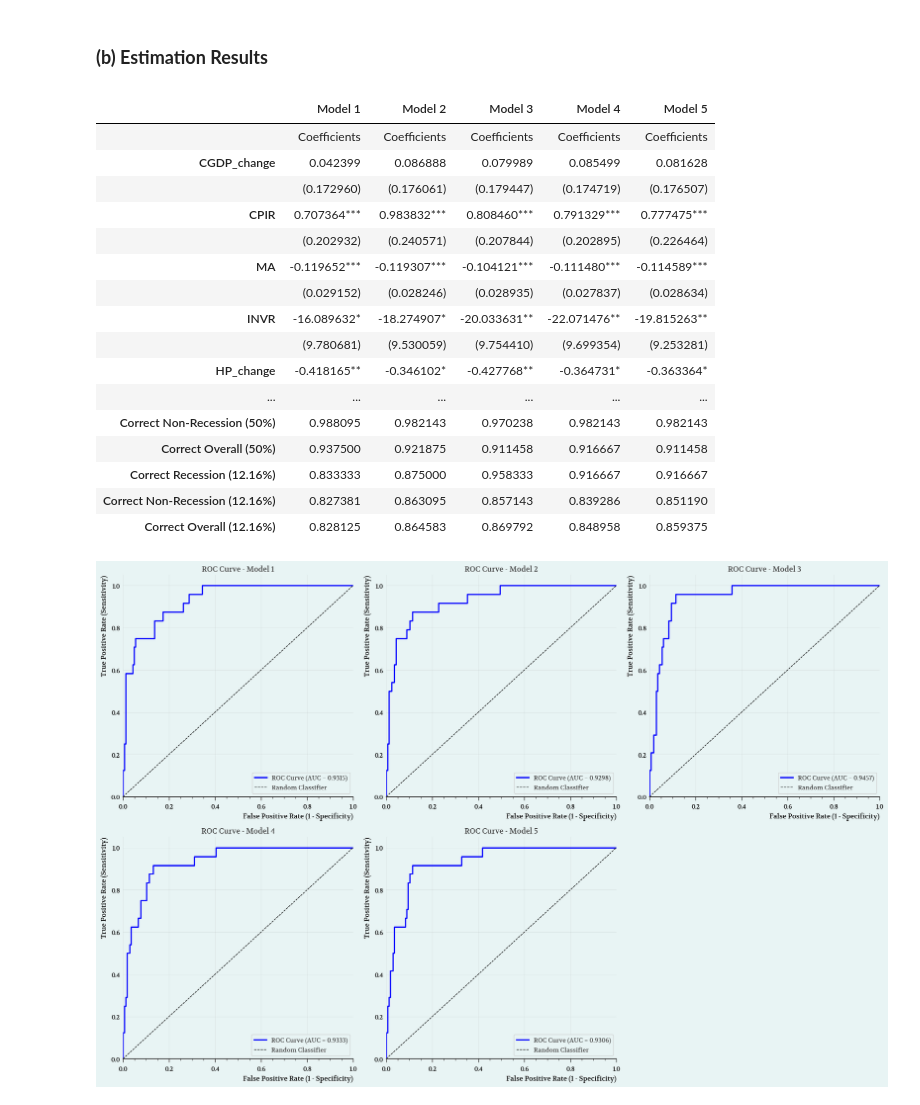
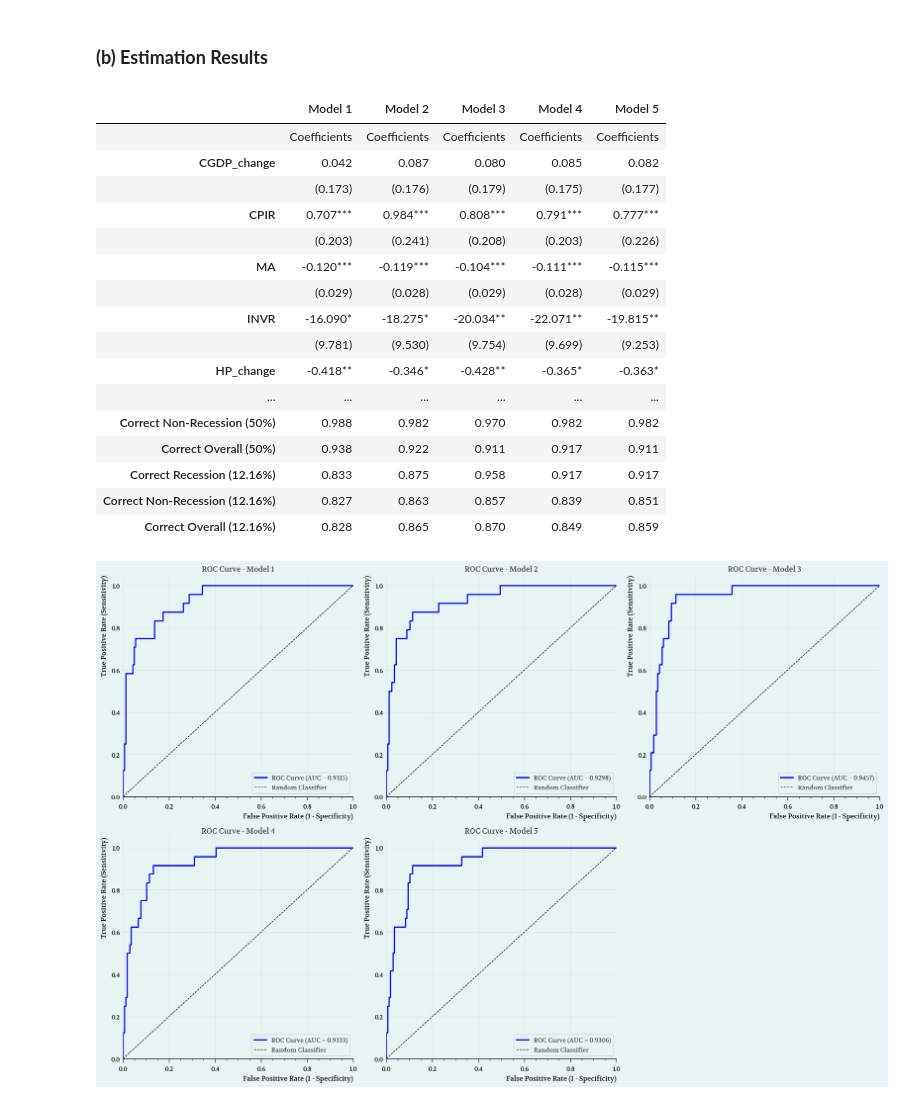
Before and after one commit to ignaciomacan/project3, a Jupyter notebook: US_Reccesions_11.27.ipynb, the cells around one changed output. Saved outputs shown, nothing was run; the diff lists cells and outputs as text; code cells hidden in the pictures.

```diff
--- a/US_Reccesions_11.27.ipynb
+++ b/US_Reccesions_11.27.ipynb
@@ -1084,13 +1084,13 @@ model5 = smf.probit(f'R ~ {X} + TOBQ', df).fit(data=df, disp=0)
 # %%
 def add_significance_stars(value, pvalue):
     if pvalue < 0.01:
-        return f"{value:.6f}***"
+        return f"{value:.3f}***"
     elif pvalue < 0.05:
-        return f"{value:.6f}**"
+        return f"{value:.3f}**"
     elif pvalue < 0.1:
-        return f"{value:.6f}*"
+        return f"{value:.3f}*"
     else:
-        return f"{value:.6f}"
+        return f"{value:.3f}"
 
 coef_dict = {}
 se_coef_dict = {}
@@ -1104,7 +1104,7 @@ for i, model in enumerate([model1, model2, model3, model4, model5],
         coef_val = model.params[var]
         se_val = model.bse[var]
         coef_with_stars.append(add_significance_stars(coef_val, pval))
-        se_list.append(f"({se_val:.6f})")
+        se_list.append(f"({se_val:.3f})")
     coef_dict[f'Model {i}'] = pd.Series(coef_with_stars,
                                         index=model.params.index)
     se_coef_dict[f'Model {i}'] = pd.Series(se_list,
@@ -1144,7 +1144,7 @@ for i, model in enumerate([model1, model2, model3, model4, model5],
         me_val = me_summary.loc[var, 'dy/dx']
         se_val = me_summary.loc[var, 'Std. Err.']
         me_with_stars.append(add_significance_stars(me_val, pval))
-        se_list.append(f"({se_val:.6f})")
+        se_list.append(f"({se_val:.3f})")
     me_dict[f'Model {i}'] = pd.Series(me_with_stars,
                                       index=me_summary.index)
     se_me_dict[f'Model {i}'] = pd.Series(se_list,
@@ -1190,60 +1190,60 @@ for i, model in enumerate([model1, model2, model3, model4, model5],
     pred_50 = (predictions >= 0.5).astype(int)
     correct_recession_50 = ((pred_50 == 1) & (actual == 1)).sum() / n_actual_recession
     correct_non_recession_50 = ((pred_50 == 0) & (actual == 0)).sum() / n_actual_non_recession
     correct_overall_50 = (pred_50 == actual).sum() / n_total
 
     pred_1216 = (predictions >= 0.1216).astype(int)
     correct_recession_1216 = ((pred_1216 == 1) & (actual == 1)).sum() / n_actual_recession
     correct_non_recession_1216 = ((pred_1216 == 0) & (actual == 0)).sum() / n_actual_non_recession
     correct_overall_1216 = (pred_1216 == actual).sum() / n_total
 
     stats_dict[f'Model {i}'] = {
         'Observations': int(model.nobs),
-        'Pseudo R²': model.prsquared,
-        'AIC': model.aic,
-        'BIC': model.bic,
-        'Log-Likelihood': model.llf,
-        'LLR p-value': model.llr_pvalue,
-        'Correct Recession (50%)': correct_recession_50,
-        'Correct Non-Recession (50%)': correct_non_recession_50,
-        'Correct Overall (50%)': correct_overall_50,
-        'Correct Recession (12.16%)': correct_recession_1216,
-        'Correct Non-Recession (12.16%)': correct_non_recession_1216,
-        'Correct Overall (12.16%)': correct_overall_1216
+        'Pseudo R²': round(model.prsquared, 3),
+        'AIC': round(model.aic, 3),
+        'BIC': round(model.bic, 3),
+        'Log-Likelihood': round(model.llf, 3),
+        'LLR p-value': round(model.llr_pvalue, 3),
+        'Correct Recession (50%)': round(correct_recession_50, 3),
+        'Correct Non-Recession (50%)': round(correct_non_recession_50, 3),
+        'Correct Overall (50%)': round(correct_overall_50, 3),
+        'Correct Recession (12.16%)': round(correct_recession_1216, 3),
+        'Correct Non-Recession (12.16%)': round(correct_non_recession_1216, 3),
+        'Correct Overall (12.16%)': round(correct_overall_1216, 3)
     }
 
 stats_table = pd.DataFrame(stats_dict).T
 stats_table = stats_table.T
 
-pd.options.display.float_format = '{:.6f}'.format
+pd.options.display.float_format = '{:.3f}'.format
 
 stats_separator = pd.DataFrame([['Model Statistics'] * 5],
                                columns=stats_table.columns,
                                index=[''])
 
 final_table = pd.concat([combined_table, stats_separator, stats_table])
 
 final_table = final_table.fillna('')
 
 final_table
 # %% [output]
 |  | Model 1 | Model 2 | Model 3 | Model 4 | Model 5 |
 |  | Coefficients | Coefficients | Coefficients | Coefficients | Coefficients |
-| CGDP_change | 0.042399 | 0.086888 | 0.079989 | 0.085499 | 0.081628 |
-|  | (0.172960) | (0.176061) | (0.179447) | (0.174719) | (0.176507) |
-| CPIR | 0.707364*** | 0.983832*** | 0.808460*** | 0.791329*** | 0.777475*** |
-|  | (0.202932) | (0.240571) | (0.207844) | (0.202895) | (0.226464) |
-| MA | -0.119652*** | -0.119307*** | -0.104121*** | -0.111480*** | -0.114589*** |
-|  | (0.029152) | (0.028246) | (0.028935) | (0.027837) | (0.028634) |
-| INVR | -16.089632* | -18.274907* | -20.033631** | -22.071476** | -19.815263** |
-|  | (9.780681) | (9.530059) | (9.754410) | (9.699354) | (9.253281) |
-| HP_change | -0.418165** | -0.346102* | -0.427768** | -0.364731* | -0.363364* |
+| CGDP_change | 0.042 | 0.087 | 0.080 | 0.085 | 0.082 |
+|  | (0.173) | (0.176) | (0.179) | (0.175) | (0.177) |
+| CPIR | 0.707*** | 0.984*** | 0.808*** | 0.791*** | 0.777*** |
+|  | (0.203) | (0.241) | (0.208) | (0.203) | (0.226) |
+| MA | -0.120*** | -0.119*** | -0.104*** | -0.111*** | -0.115*** |
+|  | (0.029) | (0.028) | (0.029) | (0.028) | (0.029) |
+| INVR | -16.090* | -18.275* | -20.034** | -22.071** | -19.815** |
+|  | (9.781) | (9.530) | (9.754) | (9.699) | (9.253) |
+| HP_change | -0.418** | -0.346* | -0.428** | -0.365* | -0.363* |
 | ... | ... | ... | ... | ... | ... |
-| Correct Non-Recession (50%) | 0.988095 | 0.982143 | 0.970238 | 0.982143 | 0.982143 |
-| Correct Overall (50%) | 0.937500 | 0.921875 | 0.911458 | 0.916667 | 0.911458 |
-| Correct Recession (12.16%) | 0.833333 | 0.875000 | 0.958333 | 0.916667 | 0.916667 |
-| Correct Non-Recession (12.16%) | 0.827381 | 0.863095 | 0.857143 | 0.839286 | 0.851190 |
-| Correct Overall (12.16%) | 0.828125 | 0.864583 | 0.869792 | 0.848958 | 0.859375 |
+| Correct Non-Recession (50%) | 0.988 | 0.982 | 0.970 | 0.982 | 0.982 |
+| Correct Overall (50%) | 0.938 | 0.922 | 0.911 | 0.917 | 0.911 |
+| Correct Recession (12.16%) | 0.833 | 0.875 | 0.958 | 0.917 | 0.917 |
+| Correct Non-Recession (12.16%) | 0.827 | 0.863 | 0.857 | 0.839 | 0.851 |
+| Correct Overall (12.16%) | 0.828 | 0.865 | 0.870 | 0.849 | 0.859 |
 # %%
 fig, axes = plt.subplots(2, 3, figsize=(18, 12))
 axes = axes.flatten()
```
Also changed, not shown: parts of 1 cell of this notebook, 1 other file.
